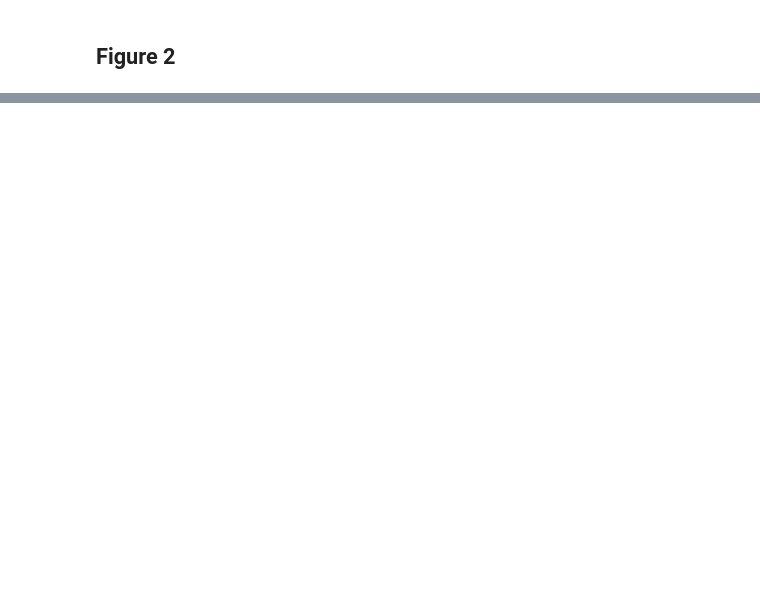
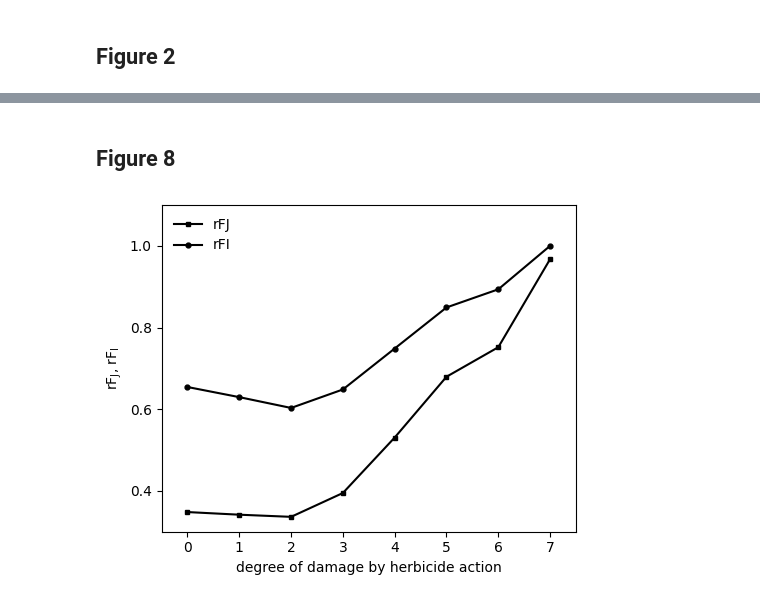
Before and after one commit to Computational-Biology-Aachen/mxl-models, a Jupyter notebook: docs/lazar1997.ipynb, the cells around one changed output, grey strips where cells are left out. Cells and saved outputs as stored; diff of their text form; code cells hidden in the pictures; blank space fills up the shorter version.

```diff
--- a/docs/lazar1997.ipynb
+++ b/docs/lazar1997.ipynb
@@ -125,0 +416,2 @@ plt.show()
+# %% [markdown]
+## Figure 8
@@ -125,0 +556,20 @@ plt.show()
+# %%
+fig, ax = plt.subplots(figsize=(5,4))
+
+for rF in res_fig8["rF"]:
+    marker = "s" if rF == "rFJ" else "o"
+    res = dict(sorted(res_fig8["rF"][rF].items()))
+    ax.plot([int(k) for k in res.keys()], list(res.values()), marker=marker, color="black", markersize=3.5, label=rF)
+
+ax.set_xlim(-0.5, 7.5)
+ax.set_xticks(np.linspace(0, 7, 8))
+ax.set_xlabel("degree of damage by herbicide action")
+ax.set_ylim(0.3, 1.1)
+ax.set_yticks(np.linspace(0.4, 1.0, 4))
+ax.set_ylabel(r"$\mathrm{rF_J}$, $\mathrm{rF_I}$")
+ax.legend(frameon=False)
+
+plt.tight_layout()
+plt.show()
+# %% [output]
+[figure, added]
```
Also changed, not shown: parts of 14 cells of this notebook.
